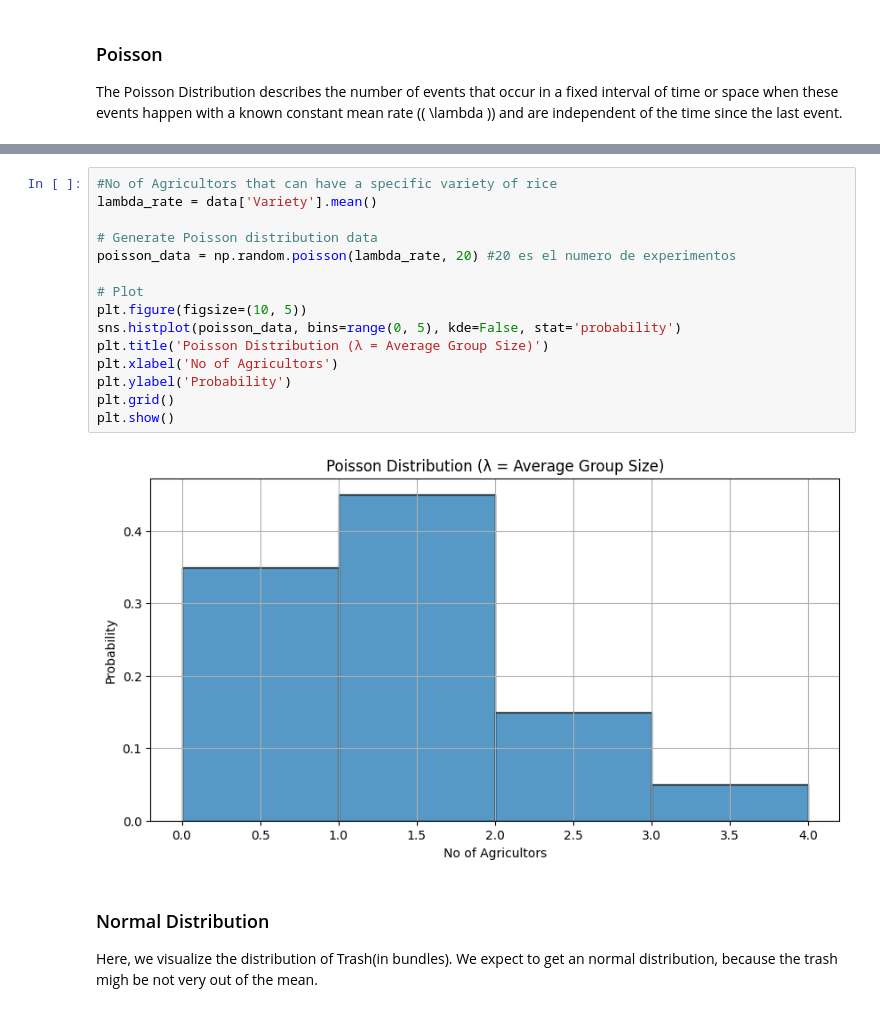
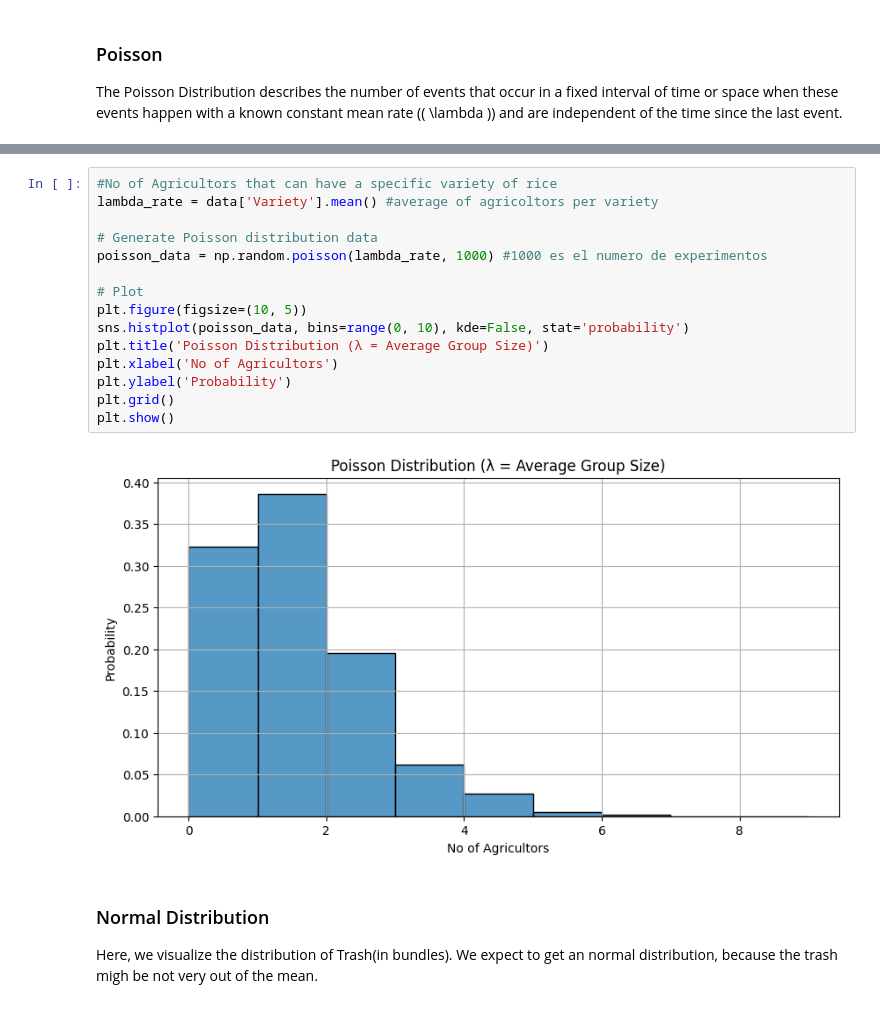
Before and after one commit to 2026726-dotcom/STDA, a Jupyter notebook: CA1.ipynb, the cells around one changed output, grey strips where cells are left out. Drawn from its saved outputs; the diff is of its cells as text.

```diff
--- a/CA1.ipynb
+++ b/CA1.ipynb
@@ -391,20 +395,20 @@ plt.show()
 # %%
 #No of Agricultors that can have a specific variety of rice
-lambda_rate = data['Variety'].mean()
+lambda_rate = data['Variety'].mean() #average of agricoltors per variety
 
 # Generate Poisson distribution data
-poisson_data = np.random.poisson(lambda_rate, 20) #20 es el numero de experimentos
+poisson_data = np.random.poisson(lambda_rate, 1000) #1000 es el numero de experimentos
 
 # Plot
 plt.figure(figsize=(10, 5))
-sns.histplot(poisson_data, bins=range(0, 5), kde=False, stat='probability')
+sns.histplot(poisson_data, bins=range(0, 10), kde=False, stat='probability')
 plt.title('Poisson Distribution (λ = Average Group Size)')
 plt.xlabel('No of Agricultors')
 plt.ylabel('Probability')
 plt.grid()
 plt.show()
 # %% [output]
-[figure, old version]
+[figure, new version]
 # %% [markdown]
 ### Normal Distribution
 
```
Also changed, not shown: parts of 4 cells of this notebook, 4 other files.
